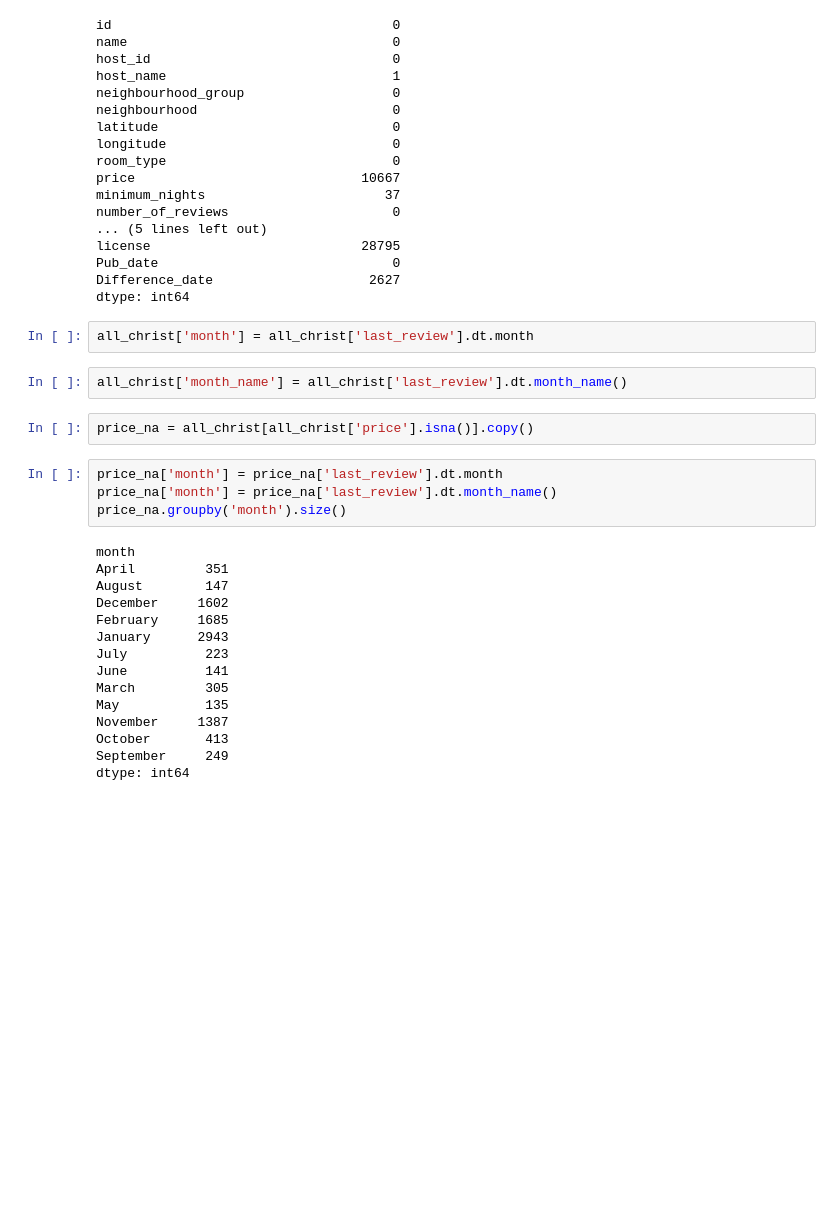
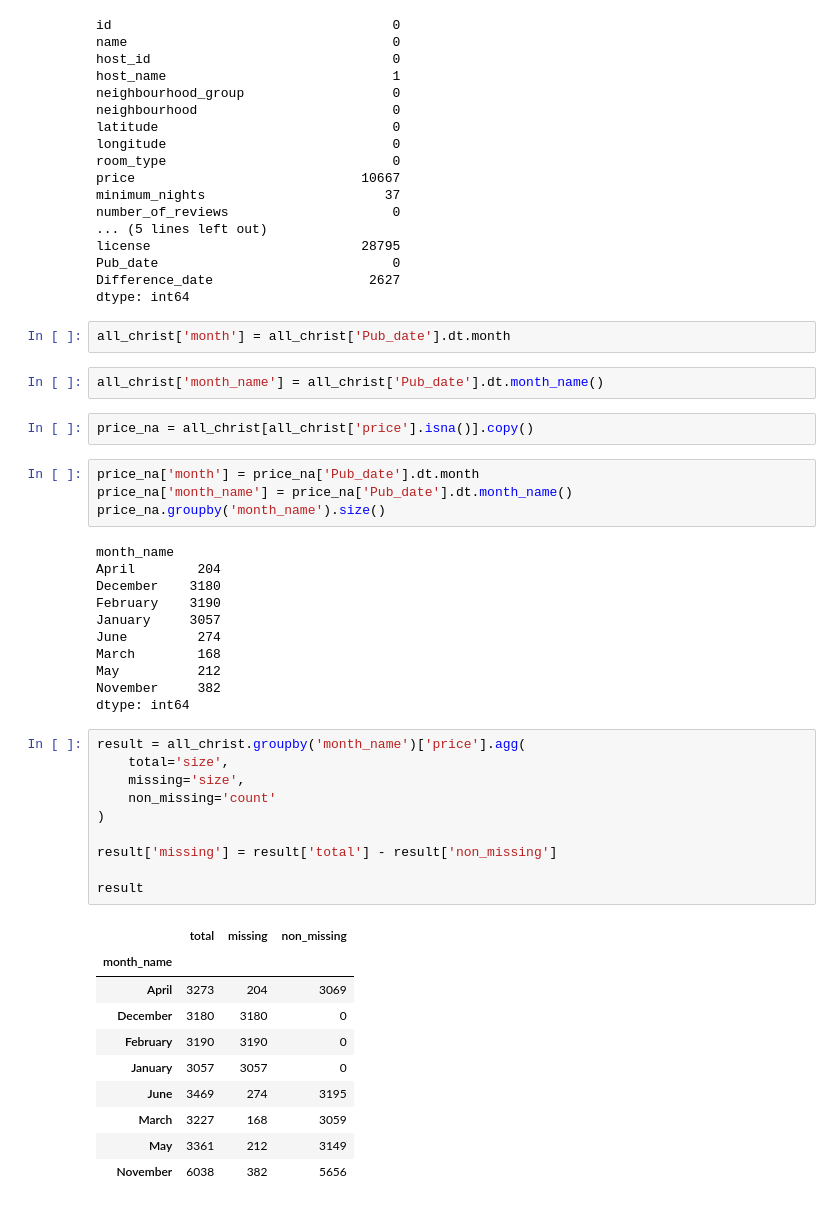
Before and after one commit to KULDEEP1994KR/GRP_Project_422_201, a Jupyter notebook: week_8/Christ_data.ipynb, the cells around one changed output. Cells and saved outputs as stored; diff of their text form; blank space fills up the shorter version.

```diff
--- a/week_8/Christ_data.ipynb
+++ b/week_8/Christ_data.ipynb
@@ -780,27 +760,44 @@ Pub_date                              0
 Difference_date                    2627
 dtype: int64
 # %%
-all_christ['month'] = all_christ['last_review'].dt.month
+all_christ['month'] = all_christ['Pub_date'].dt.month
 # %%
-all_christ['month_name'] = all_christ['last_review'].dt.month_name()
+all_christ['month_name'] = all_christ['Pub_date'].dt.month_name()
 # %%
 price_na = all_christ[all_christ['price'].isna()].copy()
 # %%
-price_na['month'] = price_na['last_review'].dt.month
-price_na['month'] = price_na['last_review'].dt.month_name()
-price_na.groupby('month').size()
+price_na['month'] = price_na['Pub_date'].dt.month
+price_na['month_name'] = price_na['Pub_date'].dt.month_name()
+price_na.groupby('month_name').size()
 # %% [output]
-month
-April         351
-August        147
-December     1602
-February     1685
-January      2943
-July          223
-June          141
-March         305
-May           135
-November     1387
-October       413
-September     249
+month_name
+April        204
+December    3180
+February    3190
+January     3057
+June         274
+March        168
+May          212
+November     382
 dtype: int64
+# %%
+result = all_christ.groupby('month_name')['price'].agg(
+    total='size',
+    missing='size',
+    non_missing='count'
+)
+
+result['missing'] = result['total'] - result['non_missing']
+
+result
+# %% [output]
+|  | total | missing | non_missing |
+| month_name |  |  |  |
+| April | 3273 | 204 | 3069 |
+| December | 3180 | 3180 | 0 |
+| February | 3190 | 3190 | 0 |
+| January | 3057 | 3057 | 0 |
+| June | 3469 | 274 | 3195 |
+| March | 3227 | 168 | 3059 |
+| May | 3361 | 212 | 3149 |
+| November | 6038 | 382 | 5656 |
```
Also changed, not shown: parts of 13 cells of this notebook.
